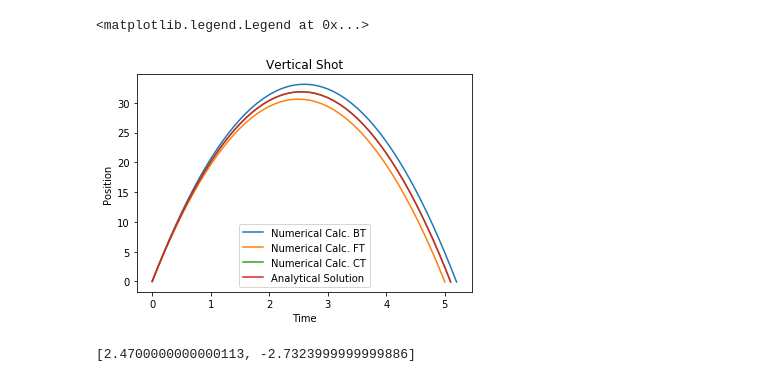
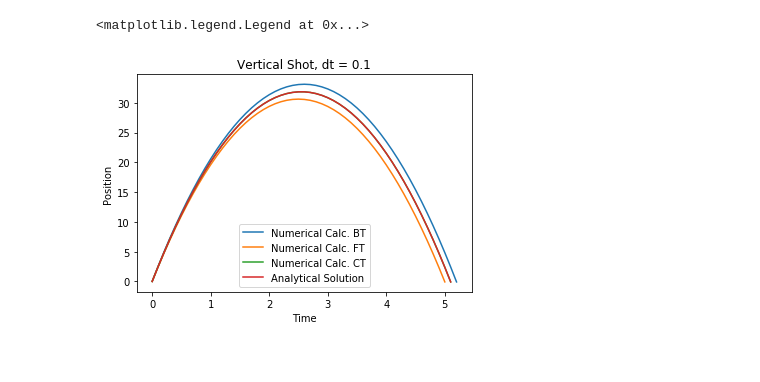
Before and after one commit to Erless/f.comp, a Jupyter notebook: notebook/proves.ipynb, the cells around one changed output. Drawn from its saved outputs; the diff is of its cells as text; code cells hidden in the pictures.

```diff
--- a/notebook/proves.ipynb
+++ b/notebook/proves.ipynb
@@ -101,16 +107,12 @@ pta = vert_shot_analytic(x_0, v_0, dt)
 # %%
-plt.title("Vertical Shot")
+plt.title("Vertical Shot, dt = 0.1")
 plt.xlabel("Time")
 plt.ylabel("Position")
 plt.plot(pt1.tiempo, pt1.posicion, label="Numerical Calc. BT")
 plt.plot(pt2.tiempo, pt2.posicion, label="Numerical Calc. FT")
 plt.plot(pt3.tiempo, pt3.posicion, label="Numerical Calc. CT")
 plt.plot(pta.tiempo, pta.posicion, label = "Analytical Solution")
 plt.legend()
 # %% [output]
 <matplotlib.legend.Legend at 0x...>
-[figure, old version]
+[figure, new version]
-# %%
-pt1.posicion[-2:]
-# %% [output]
-[2.4700000000000113, -2.7323999999999886]
```
Also changed, not shown: parts of 13 cells of this notebook, 3 other files.
